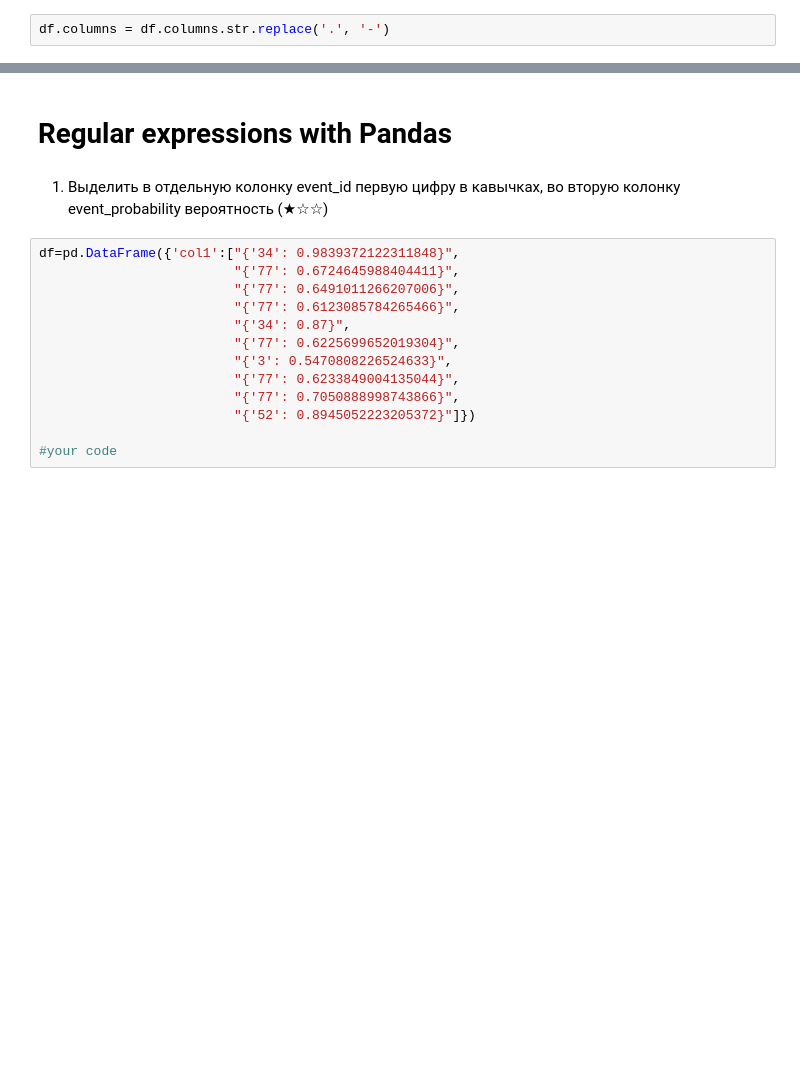
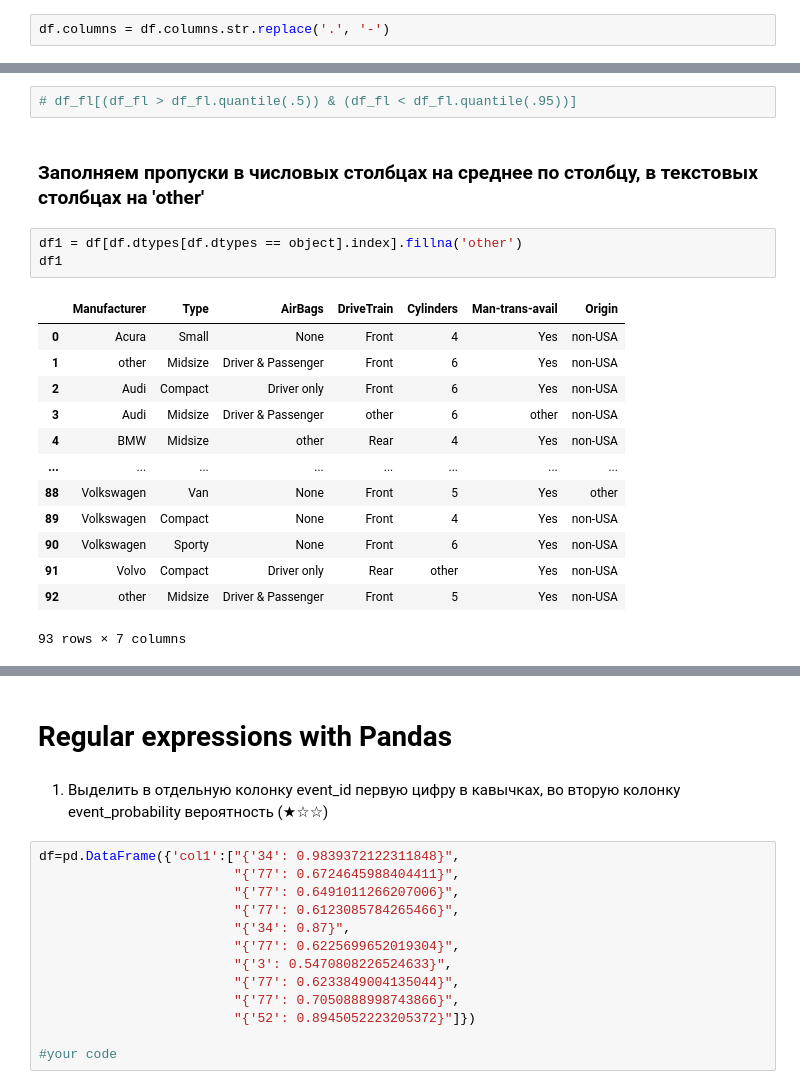
Before and after one commit to jcartwri/zombie1, a Jupyter notebook: Epic Journey_Part1_Pandas.ipynb, the cells around one changed output, grey strips where cells are left out. Drawn from its saved outputs; the diff is of its cells as text; blank space fills up the shorter version.

```diff
--- a/Epic Journey_Part1_Pandas.ipynb
+++ b/Epic Journey_Part1_Pandas.ipynb
@@ -1369,0 +1504,21 @@ df.columns = df.columns.str.replace('.', '-')
+# %%
+# df_fl[(df_fl > df_fl.quantile(.5)) & (df_fl < df_fl.quantile(.95))]
+# %% [markdown]
+### Заполняем пропуски в числовых столбцах на среднее по столбцу, в текстовых столбцах на 'other'
+# %%
+df1 = df[df.dtypes[df.dtypes == object].index].fillna('other')
+df1
+# %% [output]
+|  | Manufacturer | Type | AirBags | DriveTrain | Cylinders | Man-trans-avail | Origin |
+| 0 | Acura | Small | None | Front | 4 | Yes | non-USA |
+| 1 | other | Midsize | Driver & Passenger | Front | 6 | Yes | non-USA |
+| 2 | Audi | Compact | Driver only | Front | 6 | Yes | non-USA |
+| 3 | Audi | Midsize | Driver & Passenger | other | 6 | other | non-USA |
+| 4 | BMW | Midsize | other | Rear | 4 | Yes | non-USA |
+| ... | ... | ... | ... | ... | ... | ... | ... |
+| 88 | Volkswagen | Van | None | Front | 5 | Yes | other |
+| 89 | Volkswagen | Compact | None | Front | 4 | Yes | non-USA |
+| 90 | Volkswagen | Sporty | None | Front | 6 | Yes | non-USA |
+| 91 | Volvo | Compact | Driver only | Rear | other | Yes | non-USA |
+| 92 | other | Midsize | Driver & Passenger | Front | 5 | Yes | non-USA |
+93 rows × 7 columns
```
Also changed, not shown: parts of 59 cells of this notebook.
